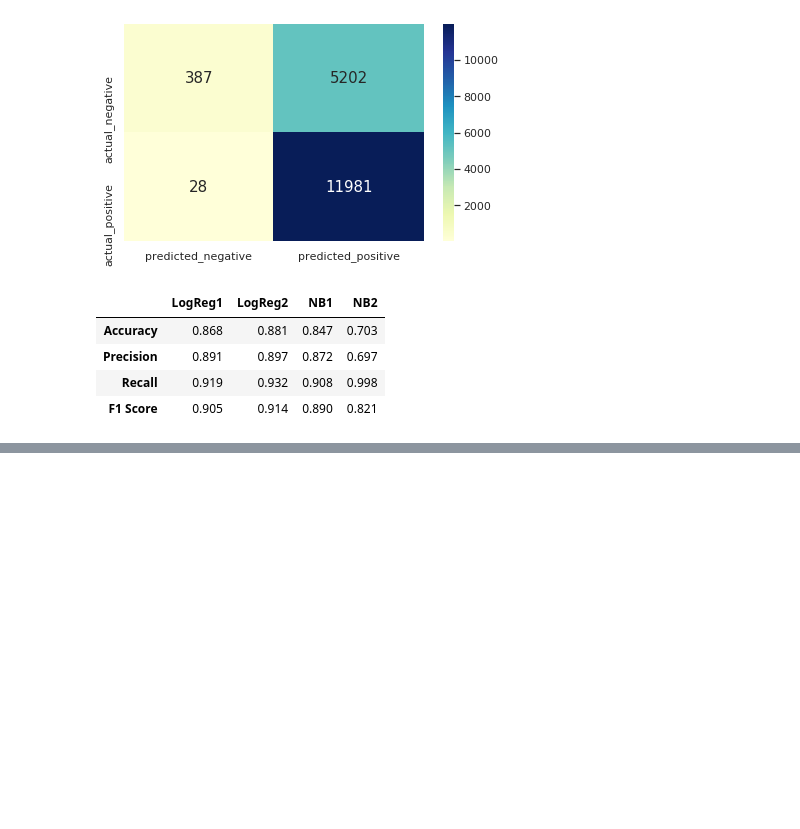
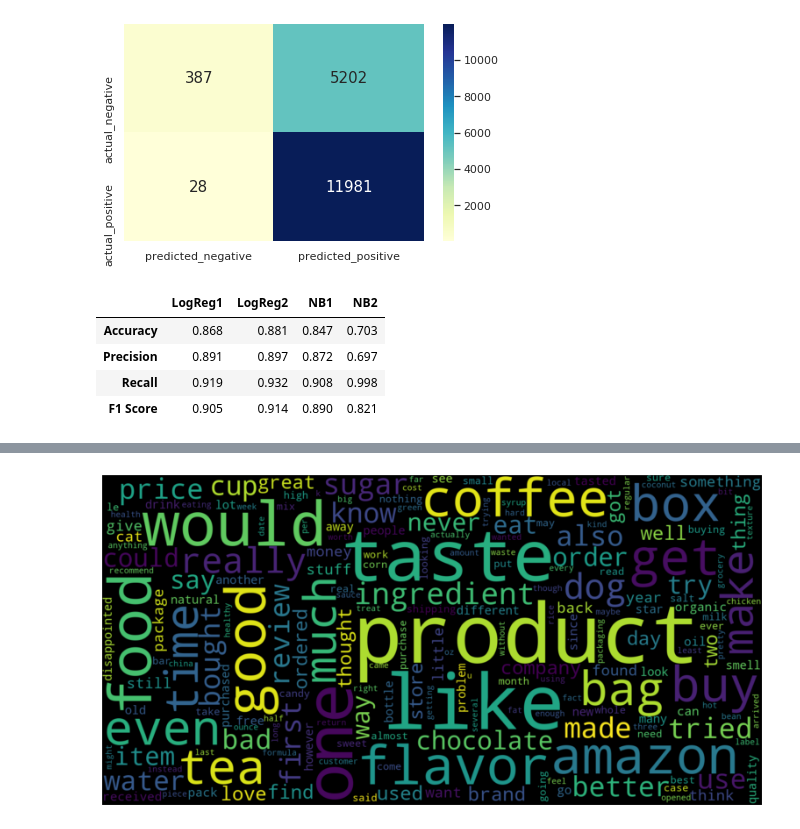
Before and after one commit to niltonmalves/AmazonFineFoodReviews, a Jupyter notebook: AmazonFineFoodReviews.ipynb, the cells around one changed output, grey strips where cells are left out. Drawn from its saved outputs; the diff is of its cells as text; code cells hidden in the pictures; blank space fills up the shorter version.

```diff
--- a/AmazonFineFoodReviews.ipynb
+++ b/AmazonFineFoodReviews.ipynb
@@ -502,0 +601,3 @@ results
+# %%
+word_list_clean_dislikes=sum(df[df['sentiment']==0]['tokens'].tolist(),[])
+word_list_clean_dislikes[:10]
@@ -502,0 +615,13 @@ results
+# %%
+# Converte a lista em um dicionário com contagem de valores
+word_counts_clean_dislikes = Counter(word_list_clean_dislikes)
+a_dislikes = word_counts_clean_dislikes
+
+# Inverta a chave / valores no dicionário para classificar
+word_counts_clean_dislikes = list(zip(word_counts_clean_dislikes.values(), word_counts_clean_dislikes.keys()))
+
+# Classifique a lista por contagem
+word_counts_clean_dislikes = sorted(word_counts_clean_dislikes, reverse=True)
+
+# Imprime as 10 palavras mais comuns
+word_counts_clean_dislikes[:10]
@@ -502,0 +639,9 @@ results
+# %%
+text_dislikes = word_list_clean_dislikes
+wordcloud_dislikes = WordCloud(width=1600, height=800, max_font_size=200).fit_words(a_dislikes)
+plt.figure(figsize=(12,10))
+plt.imshow(wordcloud_dislikes, interpolation='bilinear')
+plt.axis("off")
+plt.show()
+# %% [output]
+[figure, added]
```
Also changed, not shown: parts of 13 cells of this notebook.
